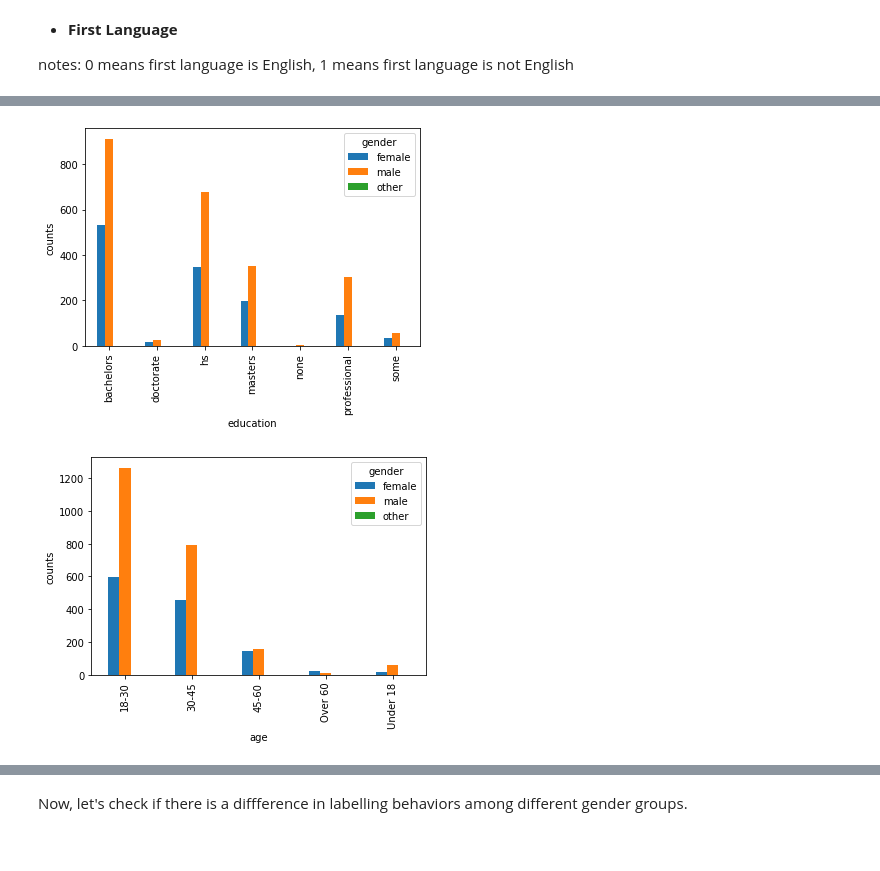
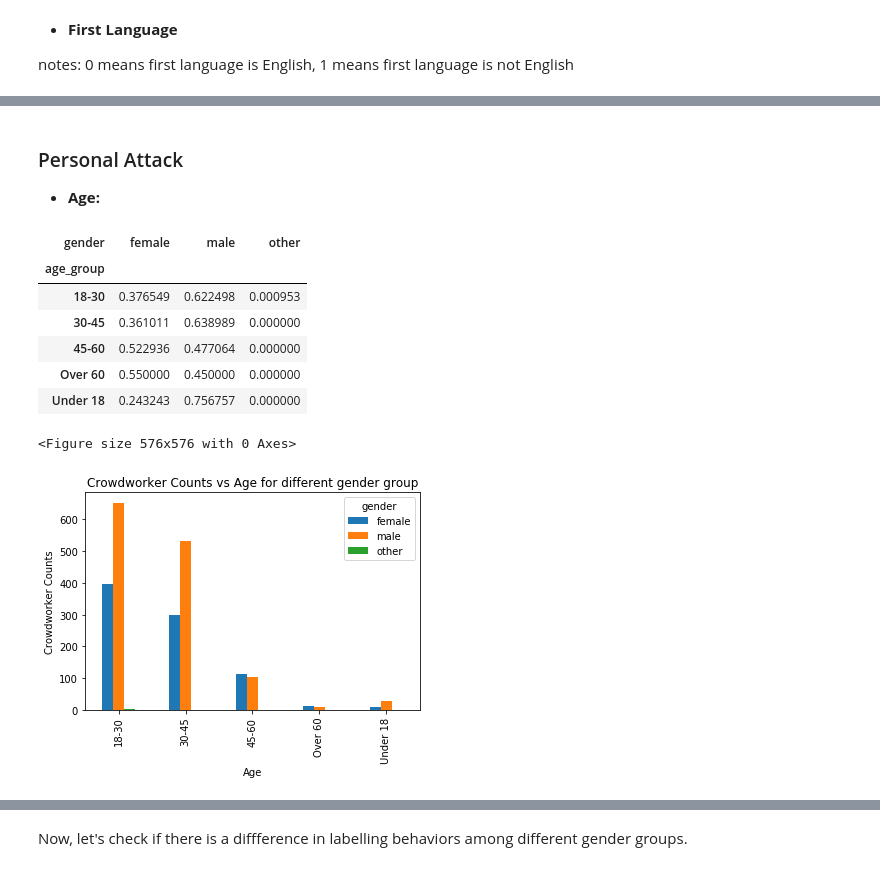
Before and after one commit to Shuya-Ma/data-512, a Jupyter notebook: data-512-a2/data-512-a2.ipynb, the cells around one changed output, grey strips where cells are left out. Saved outputs shown, nothing was run; the diff lists cells and outputs as text; code cells hidden in the pictures.

Commit message:
add more plots

```diff
--- a/data-512-a2/data-512-a2.ipynb
+++ b/data-512-a2/data-512-a2.ipynb
@@ -285,6 +248,13 @@ Name: age_group, dtype: float64
 # %%
-# a function helps to plot multiple bar charts based on v1 and v2 variable of dataframe df
-def multibar_plot(df, v1, v2):
-    new_data = df[[v1, v2]]
+# a function helps to plot multiple bar charts based on v1 and 'gender' variable of dataframe df
+def multibar_plot(df, v1):
+    new_data = df[[v1, 'gender']]
     new_data['count'] = 1
-    new_data.pivot_table(index=[v1], columns=[v2], values='count', aggfunc=np.sum).plot(kind='bar')
+    new_table = new_data.pivot_table(index=[v1], columns=['gender'], values='count', aggfunc=np.sum)
+    new_table = new_table.fillna(0)
+    new_table.plot(kind='bar')
+    new_table['sum']=new_table['female']+new_table['male']+new_table['other']
+    new_table['female'] /= new_table['sum']
+    new_table['male'] /= new_table['sum']
+    new_table['other'] /= new_table['sum']
+    display(new_table[['female', 'male', 'other']])
@@ -328,13 +261,21 @@ plt.show()
-# %%
-multibar_plot(toxic_demograohics, 'education', 'gender')
-plt.ylabel('counts')
-plt.show()
-# %% [output]
-[figure, removed]
-# %%
-multibar_plot(toxic_demograohics, 'age_group', 'gender')
-plt.ylabel('counts')
-plt.xlabel('age')
-plt.show()
-# %% [output]
-[figure, removed]
+# %% [markdown]
+### Personal Attack
+-  **Age:**
+# %%
+plt.figure(figsize=(8,8))
+multibar_plot(attack_demograohics, 'age_group')
+plt.ylabel('Crowdworker Counts')
+plt.xlabel('Age')
+plt.title('Crowdworker Counts vs Age for different gender group')
+plt.savefig('plot/attack_age_gender')
+plt.show()
+# %% [output]
+| gender | female | male | other |
+| age_group |  |  |  |
+| 18-30 | 0.376549 | 0.622498 | 0.000953 |
+| 30-45 | 0.361011 | 0.638989 | 0.000000 |
+| 45-60 | 0.522936 | 0.477064 | 0.000000 |
+| Over 60 | 0.550000 | 0.450000 | 0.000000 |
+| Under 18 | 0.243243 | 0.756757 | 0.000000 |
+<Figure size 576x576 with 0 Axes>
+[figure, added]
```
Also changed, not shown: parts of 30 cells of this notebook, 7 other files.
